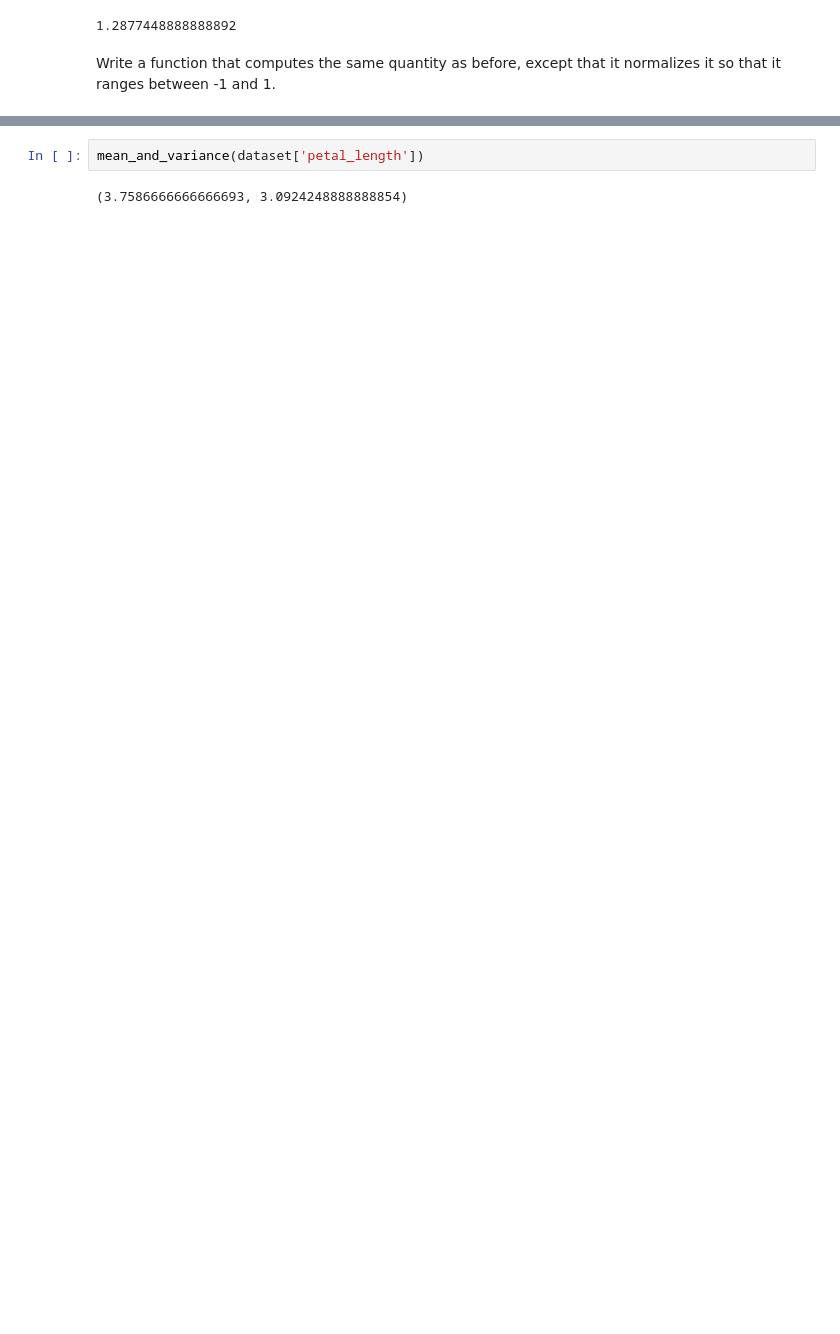
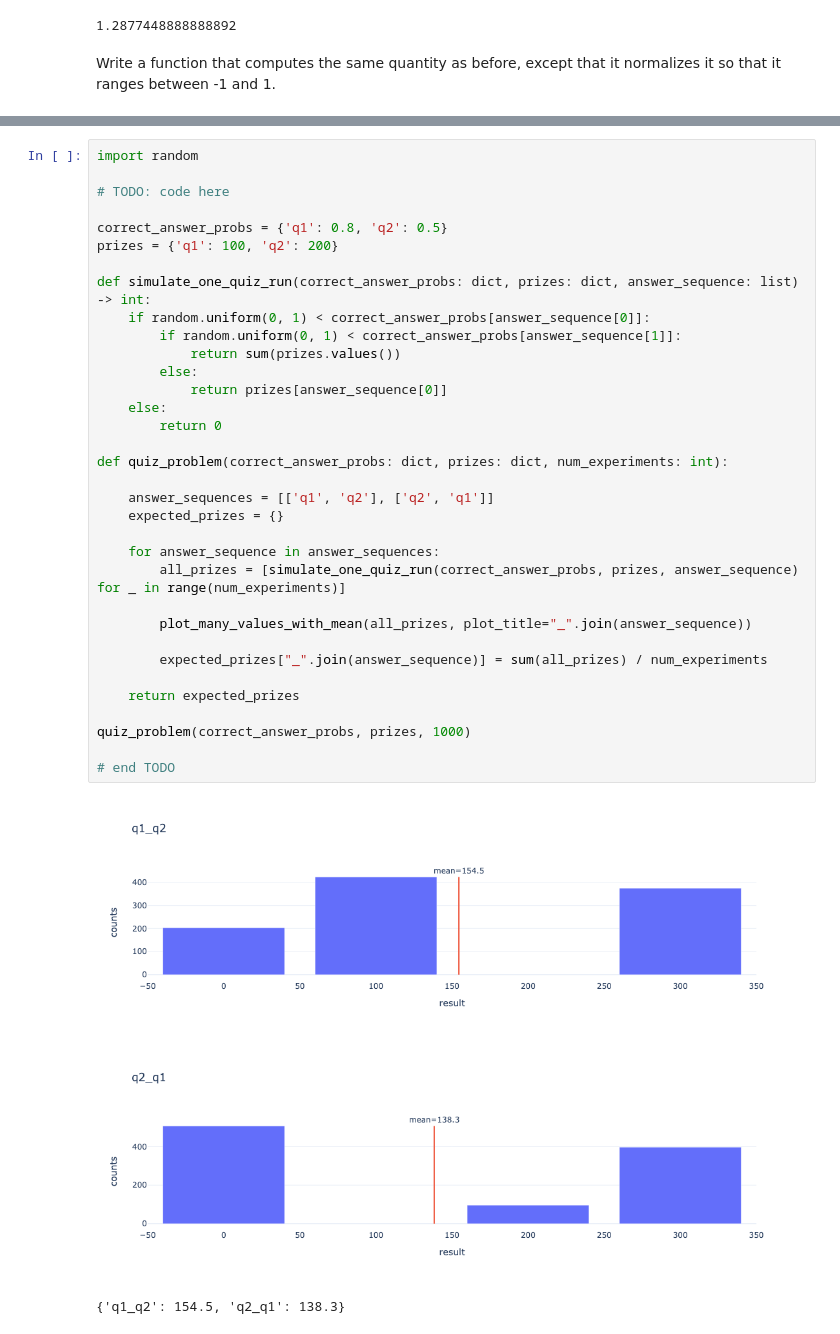
Before and after one commit to uio-bmi/stats_for_cs, a Jupyter notebook: Week_3_StatisticsIntro/Session1_StatsIntro.ipynb, the cells around one changed output, grey strips where cells are left out. Saved outputs shown, nothing was run; the diff lists cells and outputs as text; blank space fills up the shorter version.

```diff
--- a/Week_3_StatisticsIntro/Session1_StatsIntro.ipynb
+++ b/Week_3_StatisticsIntro/Session1_StatsIntro.ipynb
@@ -222,4 +228,38 @@ TODO: Add an example here where there is a clear dependence between two variable
 # %%
-mean_and_variance(dataset['petal_length'])
+import random
+
+# TODO: code here
+
+correct_answer_probs = {'q1': 0.8, 'q2': 0.5}
+prizes = {'q1': 100, 'q2': 200}
+
+def simulate_one_quiz_run(correct_answer_probs: dict, prizes: dict, answer_sequence: list) -> int:
+    if random.uniform(0, 1) < correct_answer_probs[answer_sequence[0]]:
+        if random.uniform(0, 1) < correct_answer_probs[answer_sequence[1]]:
+            return sum(prizes.values())
+        else:
+            return prizes[answer_sequence[0]]
+    else:
+        return 0
+
+def quiz_problem(correct_answer_probs: dict, prizes: dict, num_experiments: int):
+
+    answer_sequences = [['q1', 'q2'], ['q2', 'q1']]
+    expected_prizes = {}
+
+    for answer_sequence in answer_sequences:
+        all_prizes = [simulate_one_quiz_run(correct_answer_probs, prizes, answer_sequence) for _ in range(num_experiments)]
+
+        plot_many_values_with_mean(all_prizes, plot_title="_".join(answer_sequence))
+
+        expected_prizes["_".join(answer_sequence)] = sum(all_prizes) / num_experiments
+
+    return expected_prizes
+
+quiz_problem(correct_answer_probs, prizes, 1000)
+
+# end TODO
 # %% [output]
+[figure, added]
+[figure, added]
-(3.7586666666666693, 3.0924248888888854)
+{'q1_q2': 154.5, 'q2_q1': 138.3}
```
Also changed, not shown: parts of 11 cells of this notebook, 1 other file.
